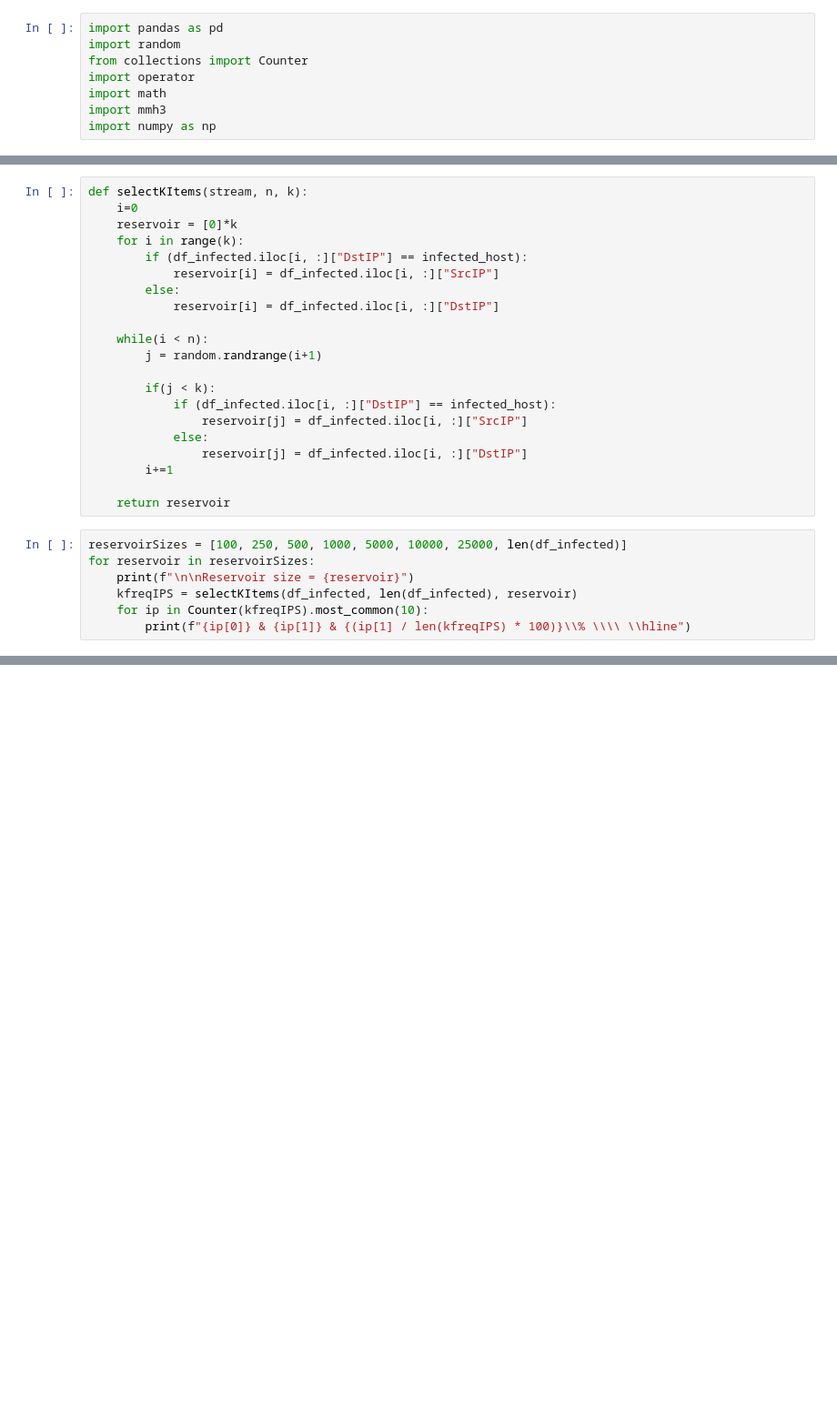
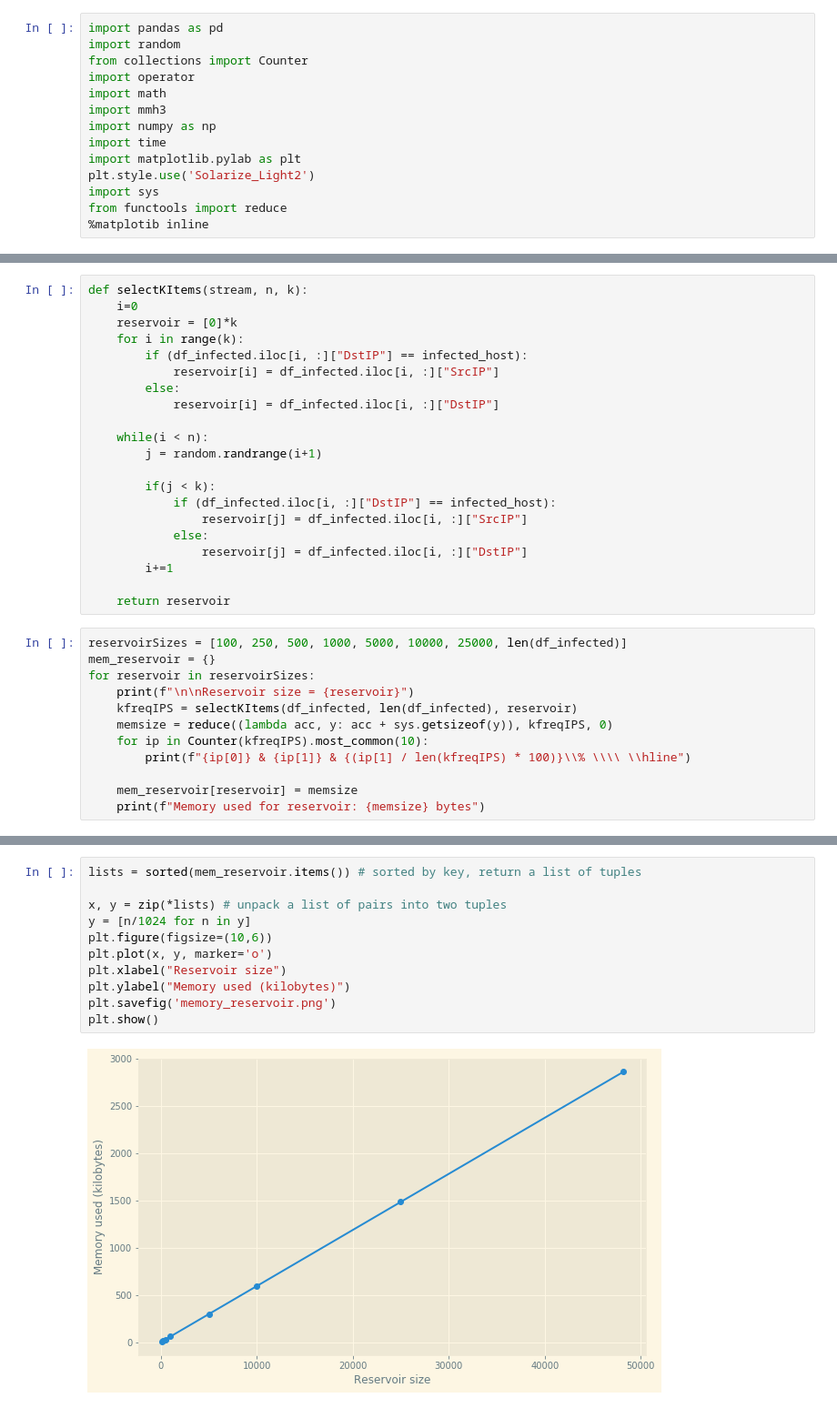
Before and after one commit to mennobo/CS4035_CDA_3, a Jupyter notebook: Assignment 3/Assignment3.ipynb, the cells around one changed output, grey strips where cells are left out. Shown: that part at 91% size. Cells and saved outputs as stored; diff of their text form; blank space fills up the shorter version.

```diff
--- a/Assignment 3/Assignment3.ipynb
+++ b/Assignment 3/Assignment3.ipynb
@@ -6,3 +6,9 @@ import operator
 import math
 import mmh3
 import numpy as np
+import time
+import matplotlib.pylab as plt
+plt.style.use('Solarize_Light2')
+import sys
+from functools import reduce
+%matplotib inline
@@ -121,10 +128,15 @@ def selectKItems(stream, n, k):
     return reservoir
 # %%
 reservoirSizes = [100, 250, 500, 1000, 5000, 10000, 25000, len(df_infected)]
+mem_reservoir = {}
 for reservoir in reservoirSizes:
     print(f"\n\nReservoir size = {reservoir}")
     kfreqIPS = selectKItems(df_infected, len(df_infected), reservoir)
+    memsize = reduce((lambda acc, y: acc + sys.getsizeof(y)), kfreqIPS, 0)
     for ip in Counter(kfreqIPS).most_common(10):
         print(f"{ip[0]} & {ip[1]} & {(ip[1] / len(kfreqIPS) * 100)}\\% \\\\ \\hline")
+
+    mem_reservoir[reservoir] = memsize
+    print(f"Memory used for reservoir: {memsize} bytes")
 # %% [output]
 Reservoir size = 100
@@ -147 +159,14 @@ Reservoir size = 100
+# %%
+lists = sorted(mem_reservoir.items()) # sorted by key, return a list of tuples
+
+x, y = zip(*lists) # unpack a list of pairs into two tuples
+y = [n/1024 for n in y]
+plt.figure(figsize=(10,6))
+plt.plot(x, y, marker='o')
+plt.xlabel("Reservoir size")
+plt.ylabel("Memory used (kilobytes)")
+plt.savefig('memory_reservoir.png')
+plt.show()
+# %% [output]
+[figure, added]
 # %% [markdown]
```
Also changed, not shown: parts of 8 cells of this notebook.
